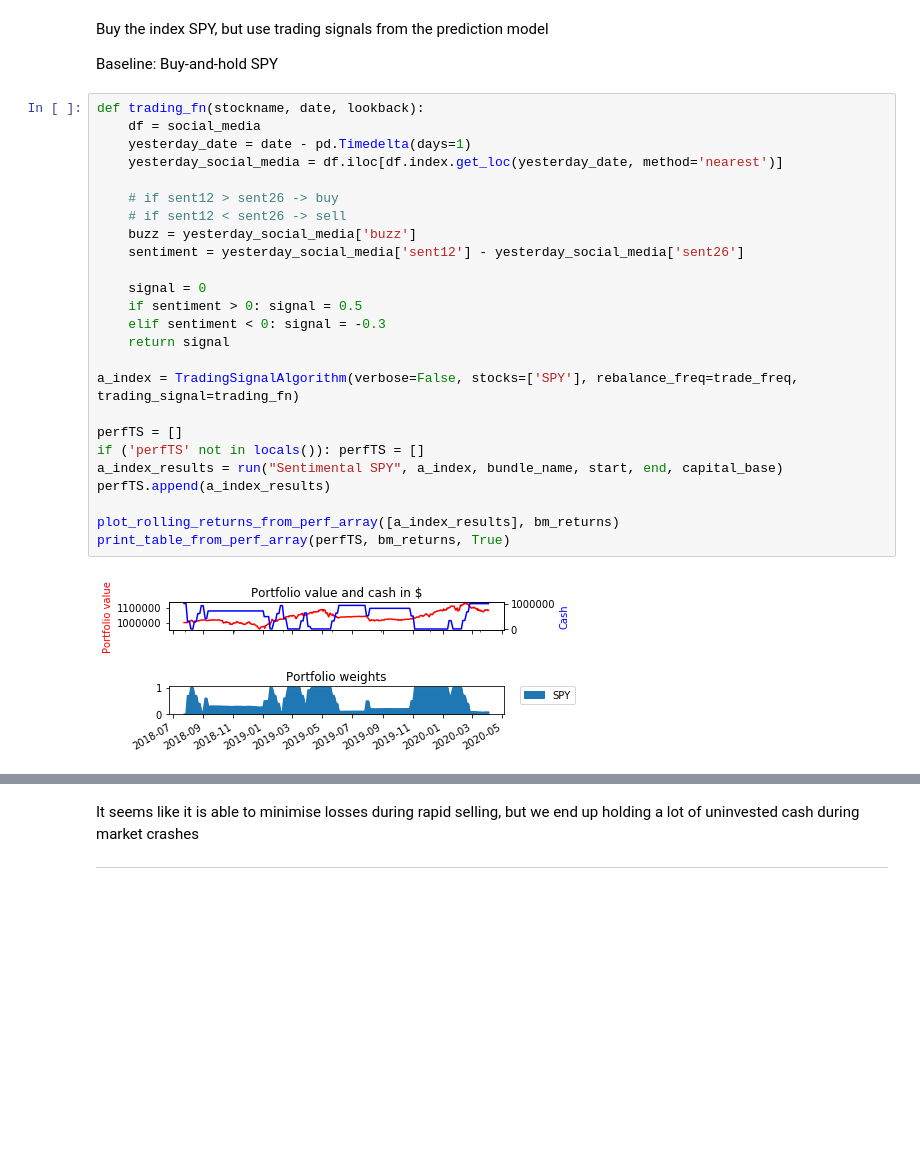
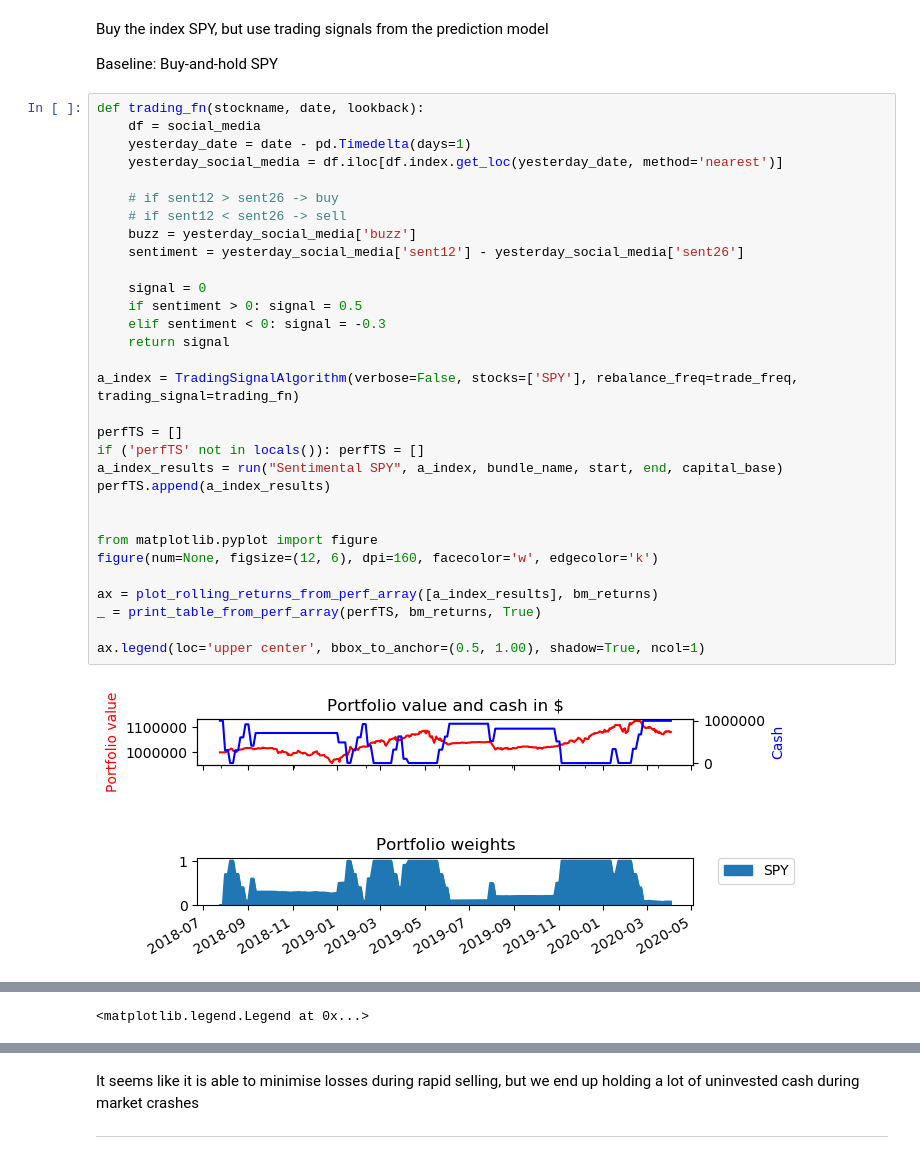
Before and after one commit to eleow/roboadvisorSystem, a Jupyter notebook: SystemCode/backend/notebooks/Portfolios.ipynb, the cells around one changed output, grey strips where cells are left out. Cells and saved outputs as stored; diff of their text form; blank space fills up the shorter version.

```diff
--- a/SystemCode/backend/notebooks/Portfolios.ipynb
+++ b/SystemCode/backend/notebooks/Portfolios.ipynb
@@ -479,30 +490,36 @@ Baseline: Buy-and-hold SPY
 # %%
 def trading_fn(stockname, date, lookback):
     df = social_media
     yesterday_date = date - pd.Timedelta(days=1)
     yesterday_social_media = df.iloc[df.index.get_loc(yesterday_date, method='nearest')]
 
     # if sent12 > sent26 -> buy
     # if sent12 < sent26 -> sell
     buzz = yesterday_social_media['buzz']
     sentiment = yesterday_social_media['sent12'] - yesterday_social_media['sent26']
 
     signal = 0
     if sentiment > 0: signal = 0.5
     elif sentiment < 0: signal = -0.3
     return signal
 
 a_index = TradingSignalAlgorithm(verbose=False, stocks=['SPY'], rebalance_freq=trade_freq, trading_signal=trading_fn)
 
 perfTS = []
 if ('perfTS' not in locals()): perfTS = []
 a_index_results = run("Sentimental SPY", a_index, bundle_name, start, end, capital_base)
 perfTS.append(a_index_results)
 
-plot_rolling_returns_from_perf_array([a_index_results], bm_returns)
-print_table_from_perf_array(perfTS, bm_returns, True)
+
+from matplotlib.pyplot import figure
+figure(num=None, figsize=(12, 6), dpi=160, facecolor='w', edgecolor='k')
+
+ax = plot_rolling_returns_from_perf_array([a_index_results], bm_returns)
+_ = print_table_from_perf_array(perfTS, bm_returns, True)
+
+ax.legend(loc='upper center', bbox_to_anchor=(0.5, 1.00), shadow=True, ncol=1)
 # %% [output]
-[figure, old version]
+[figure, new version]
 | Start date | 2018-07-23 |  |  |
 | End date | 2020-04-02 |  |  |
 | Total months | 20 |  |  |
@@ -522,3 +539,4 @@ print_table_from_perf_array(perfTS, bm_returns, True)
 | Daily value at risk | -3.191% | -0.892% |
 | Alpha | 0.00 | 0.06 |
 | Beta | 1.00 | 0.19 |
+<matplotlib.legend.Legend at 0x...>
```
Also changed, not shown: parts of 19 cells of this notebook, 8 other files.
